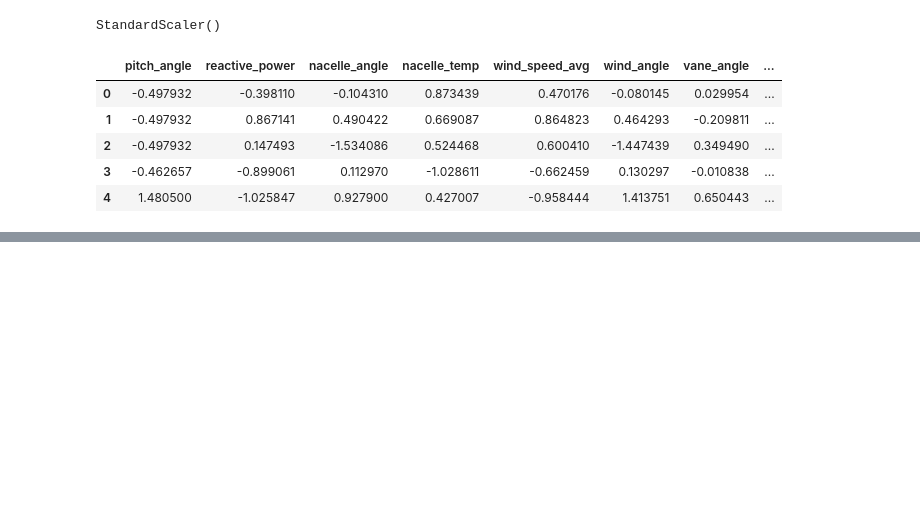
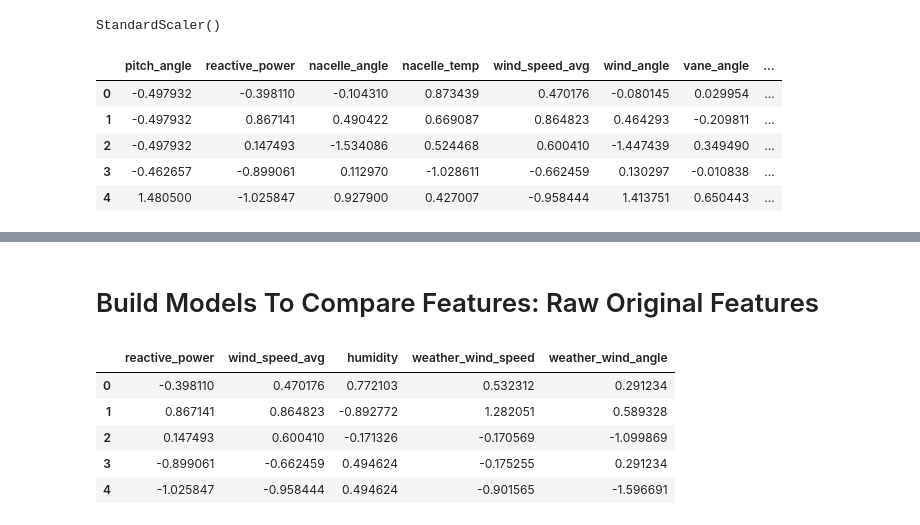
Before and after one commit to madhumitafilos/Collab, a Jupyter notebook: Feature_Engineering.ipynb, the cells around one changed output, grey strips where cells are left out. Drawn from its saved outputs; the diff is of its cells as text; code cells hidden in the pictures; blank space fills up the shorter version.

```diff
--- a/Feature_Engineering.ipynb
+++ b/Feature_Engineering.ipynb
@@ -586,0 +629,15 @@ wind_DS_train.head()
+# %% [markdown]
+# Build Models To Compare Features: Raw Original Features
+# %%
+from sklearn.model_selection import GridSearchCV
+train_features = pd.read_csv('/content/drive/MyDrive/train_features_raw.csv')
+train_labels = pd.read_csv('/content/drive/MyDrive/train_labels.csv')
+
+train_features.head()
+# %% [output]
+|  | reactive_power | wind_speed_avg | humidity | weather_wind_speed | weather_wind_angle |
+| 0 | -0.398110 | 0.470176 | 0.772103 | 0.532312 | 0.291234 |
+| 1 | 0.867141 | 0.864823 | -0.892772 | 1.282051 | 0.589328 |
+| 2 | 0.147493 | 0.600410 | -0.171326 | -0.170569 | -1.099869 |
+| 3 | -0.899061 | -0.662459 | 0.494624 | -0.175255 | 0.291234 |
+| 4 | -1.025847 | -0.958444 | 0.494624 | -0.901565 | -1.596691 |
```
Also changed, not shown: parts of 7 cells of this notebook.
